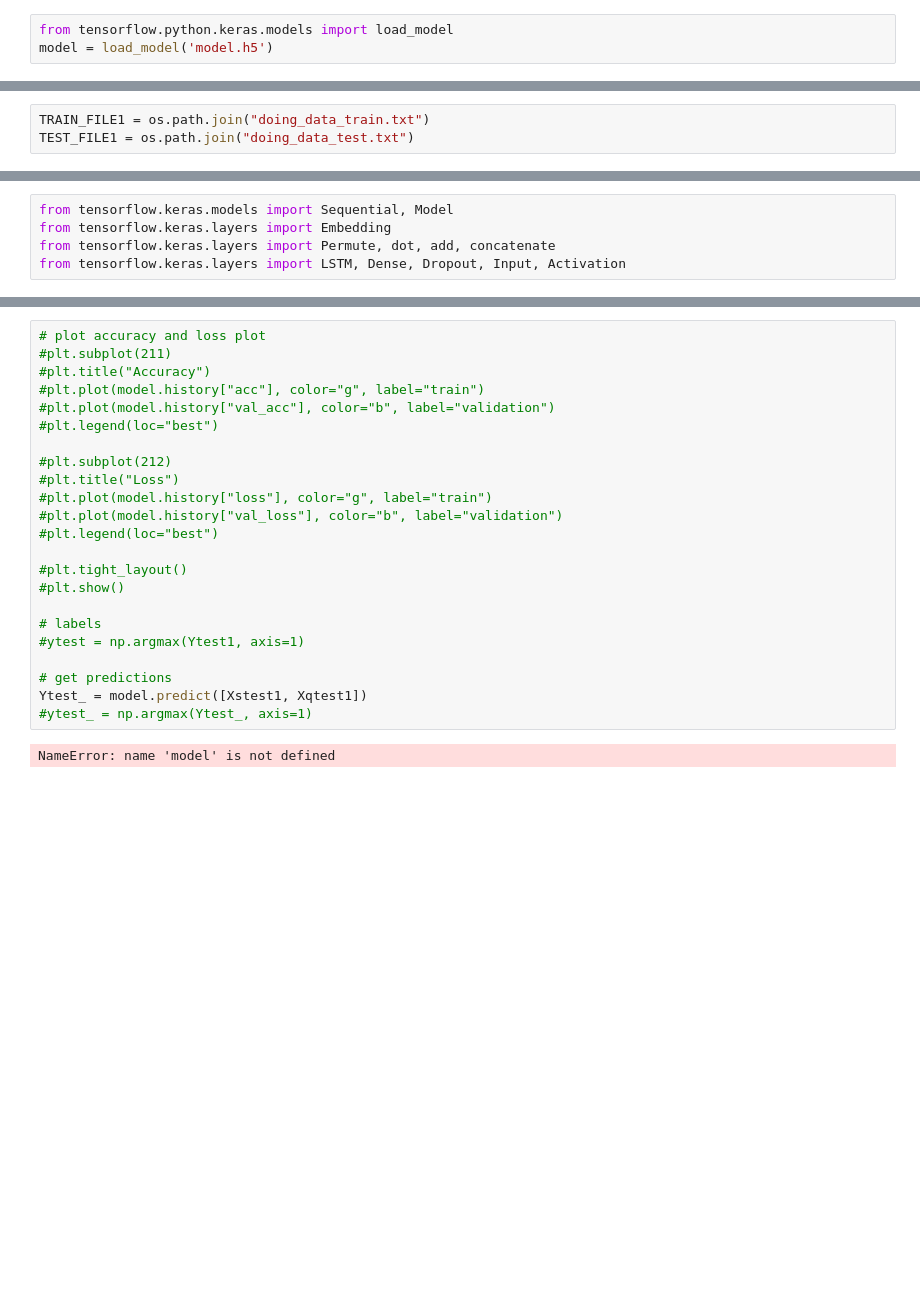
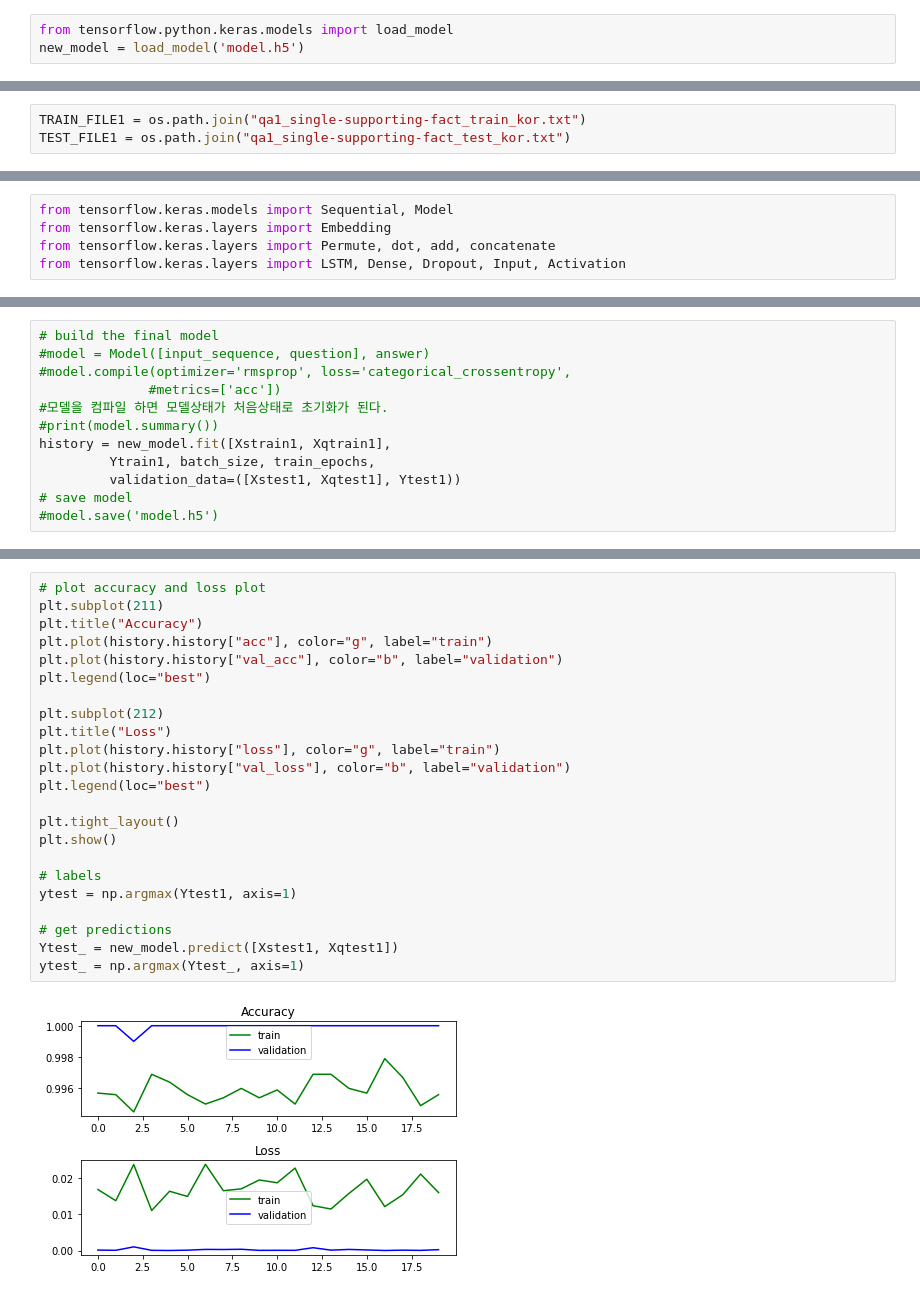
Before and after one commit to JSY8869/test, a Jupyter notebook: Develop/su-hyeok/ttest.ipynb, the cells around one changed output, grey strips where cells are left out. Saved outputs shown, nothing was run; the diff lists cells and outputs as text; blank space fills up the shorter version.

```diff
--- a/Develop/su-hyeok/ttest.ipynb
+++ b/Develop/su-hyeok/ttest.ipynb
@@ -1,3 +1,3 @@
 # %%
 from tensorflow.python.keras.models import load_model
-model = load_model('model.h5')
+new_model = load_model('model.h5')
@@ -15,5 +35,5 @@ import matplotlib.pyplot as plt
 # %%
 okt = Okt()
 # %%
-TRAIN_FILE1 = os.path.join("doing_data_train.txt")
-TEST_FILE1 = os.path.join("doing_data_test.txt")
+TRAIN_FILE1 = os.path.join("qa1_single-supporting-fact_train_kor.txt")
+TEST_FILE1 = os.path.join("qa1_single-supporting-fact_test_kor.txt")
@@ -119,0 +276,12 @@ from tensorflow.keras.layers import LSTM, Dense, Dropout, Input, Activation
+# %%
+# build the final model
+#model = Model([input_sequence, question], answer)
+#model.compile(optimizer='rmsprop', loss='categorical_crossentropy',
+              #metrics=['acc'])
+#모델을 컴파일 하면 모델상태가 처음상태로 초기화가 된다.
+#print(model.summary())
+history = new_model.fit([Xstrain1, Xqtrain1],
+         Ytrain1, batch_size, train_epochs,
+         validation_data=([Xstest1, Xqtest1], Ytest1))
+# save model
+#model.save('model.h5')
@@ -120,25 +306,25 @@ from tensorflow.keras.layers import LSTM, Dense, Dropout, Input, Activation
 # %%
 # plot accuracy and loss plot
-#plt.subplot(211)
-#plt.title("Accuracy")
-#plt.plot(model.history["acc"], color="g", label="train")
-#plt.plot(model.history["val_acc"], color="b", label="validation")
-#plt.legend(loc="best")
+plt.subplot(211)
+plt.title("Accuracy")
+plt.plot(history.history["acc"], color="g", label="train")
+plt.plot(history.history["val_acc"], color="b", label="validation")
+plt.legend(loc="best")
 
-#plt.subplot(212)
-#plt.title("Loss")
-#plt.plot(model.history["loss"], color="g", label="train")
-#plt.plot(model.history["val_loss"], color="b", label="validation")
-#plt.legend(loc="best")
+plt.subplot(212)
+plt.title("Loss")
+plt.plot(history.history["loss"], color="g", label="train")
+plt.plot(history.history["val_loss"], color="b", label="validation")
+plt.legend(loc="best")
 
-#plt.tight_layout()
-#plt.show()
+plt.tight_layout()
+plt.show()
 
 # labels
-#ytest = np.argmax(Ytest1, axis=1)
+ytest = np.argmax(Ytest1, axis=1)
 
 # get predictions
-Ytest_ = model.predict([Xstest1, Xqtest1])
-#ytest_ = np.argmax(Ytest_, axis=1)
+Ytest_ = new_model.predict([Xstest1, Xqtest1])
+ytest_ = np.argmax(Ytest_, axis=1)
 # %% [output]
-NameError: name 'model' is not defined
+[figure, added]
```
Also changed, not shown: parts of 12 cells of this notebook.
